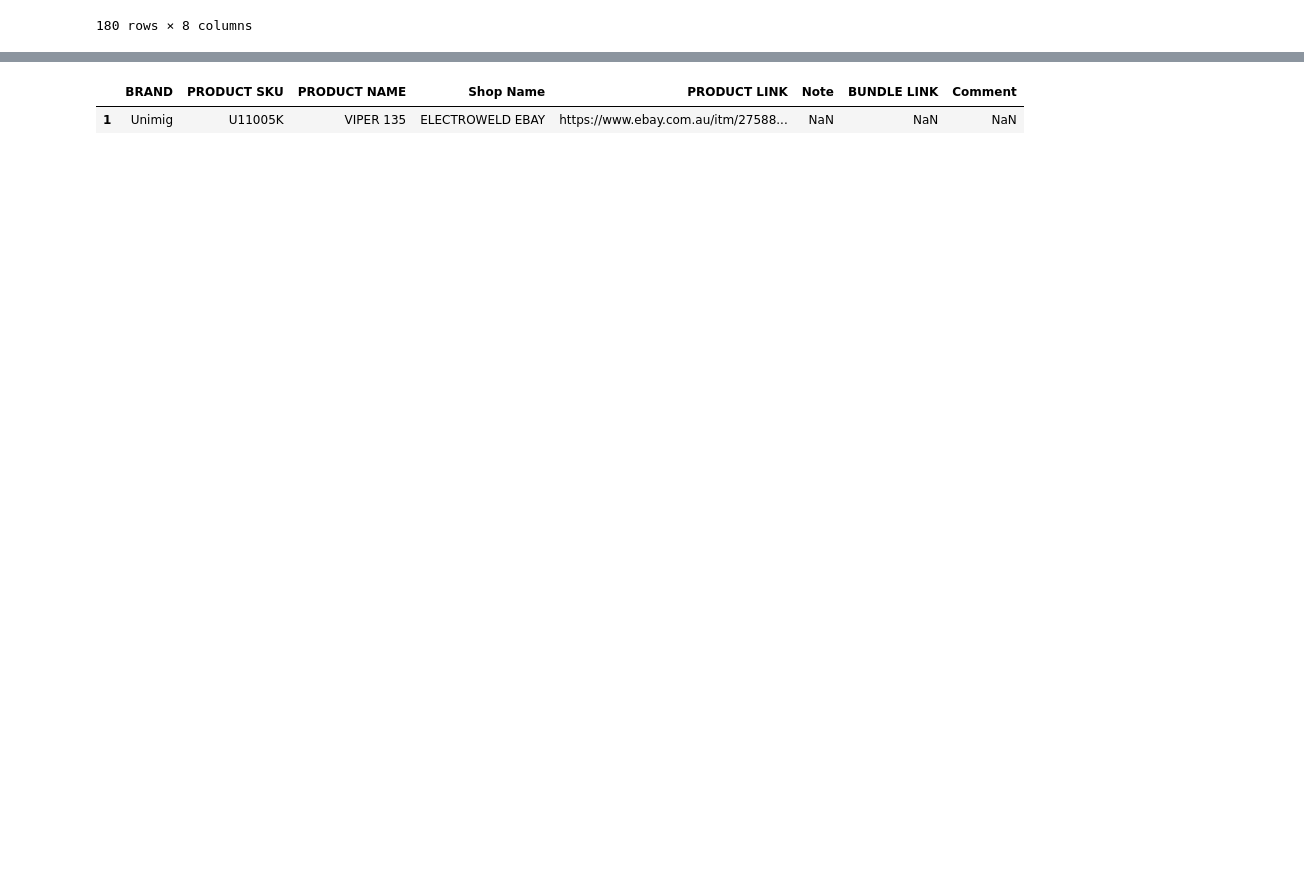
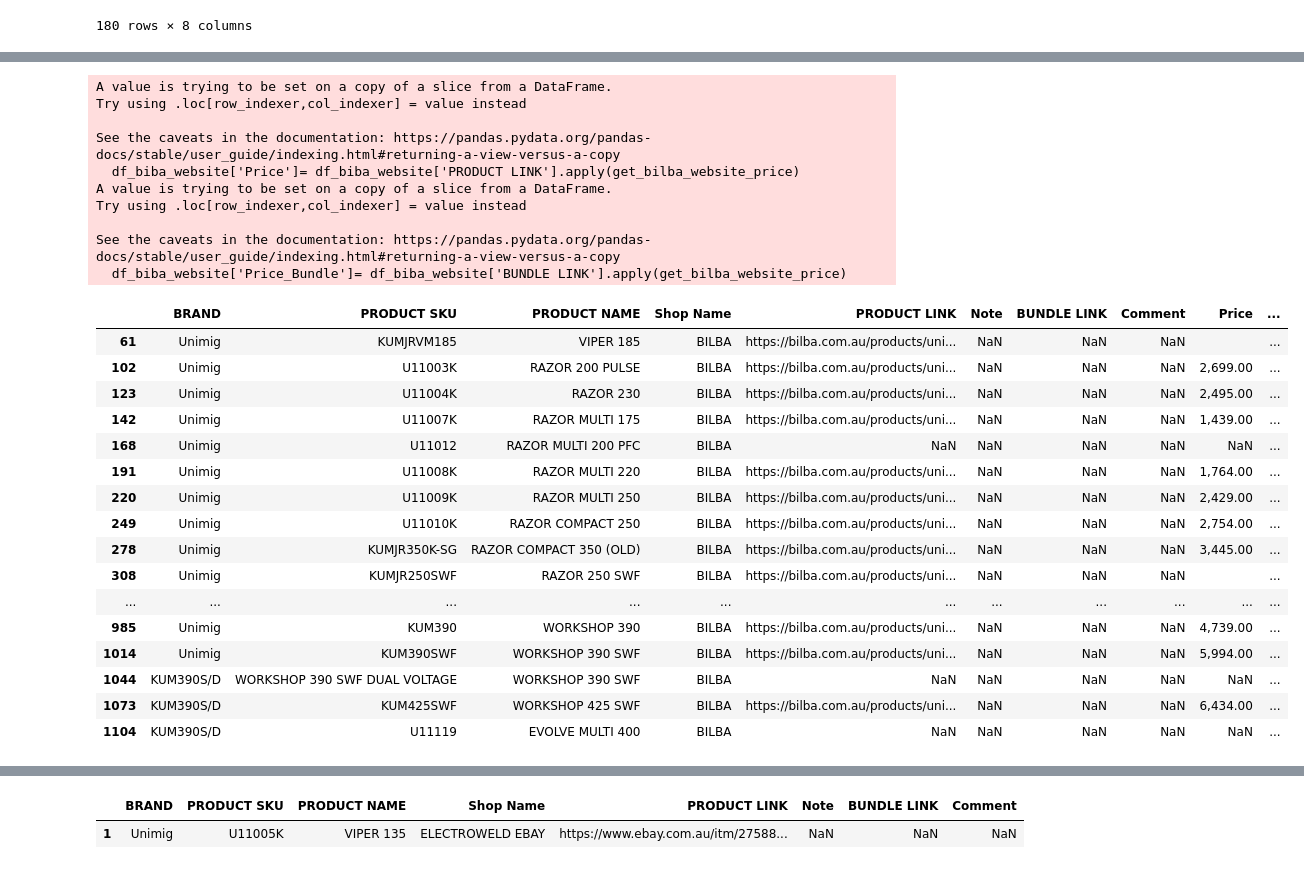
Before and after one commit to Samhith-k/scraper-electroweld, a Jupyter notebook: scraper.ipynb, the cells around one changed output, grey strips where cells are left out. Drawn from its saved outputs; the diff is of its cells as text; code cells hidden in the pictures; blank space fills up the shorter version.

```diff
--- a/scraper.ipynb
+++ b/scraper.ipynb
@@ -107,2 +107,35 @@ print(get_price_original(url))
 # %% [output]
 AU $378.95
+# %%
+def get_electroweld_website_price(url: str) -> str:
+    """
+    Fetch the product page from the given URL and return the product price as a string.
+    """
+    if pd.isna(url) or not isinstance(url, str) or url.strip() == "":
+        return np.nan
+    if len(url) == 0:
+        return -1
+    if not url.startswith("https://www.electroweld.com.au/product/"):
+        return -1
+    session = httpx.Client(
+        headers={
+            "User-Agent": "Mozilla/5.0 (Windows NT 10.0; Win64; x64) AppleWebKit/537.36 "
+                          "(KHTML, like Gecko) Chrome/113.0.0.0 Safari/537.36",
+            "Accept": "text/html,application/xhtml+xml,application/xml;q=0.9,image/webp,*/*;q=0.8",
+        },
+        follow_redirects=True
+    )
+    response = session.get(url)
+    sel = Selector(response.text)
+    css = lambda query: sel.css(query).get(default="").strip()
+
+    # Extract the price text from the page.
+    price_text = css("p.w-post-elm.product_field.price span.woocommerce-Price-amount.amount bdi::text")
+    # Remove a leading currency symbol if present.
+    if price_text.startswith("$"):
+        price_text = price_text[1:]
+    return price_text
+
+url = "https://www.electroweld.com.au/product/unimig-viper-135-multi-3-in-1-mig-tig-stick-welder-welding-torch-mma-u11005k/"
+price = get_electroweld_website_price(url)
+print("Product Price:", price)
@@ -136,0 +234,6 @@ df_ebay
+# %%
+df_biba_website = df_sub[
+    df_sub['Shop Name'].str.contains('Bilba', case=False, na=False) &
+    ~df_sub['Shop Name'].str.contains('BILBA EBAY', case=False, na=False)
+]
+df_biba_website
@@ -136,0 +258,32 @@ df_ebay
+# %%
+df_biba_website['Price']= df_biba_website['PRODUCT LINK'].apply(get_bilba_website_price)
+df_biba_website['Price_Bundle']= df_biba_website['BUNDLE LINK'].apply(get_bilba_website_price)
+df_biba_website
+# %% [output]
+A value is trying to be set on a copy of a slice from a DataFrame.
+Try using .loc[row_indexer,col_indexer] = value instead
+
+See the caveats in the documentation: https://pandas.pydata.org/pandas-docs/stable/user_guide/indexing.html#returning-a-view-versus-a-copy
+  df_biba_website['Price']= df_biba_website['PRODUCT LINK'].apply(get_bilba_website_price)
+A value is trying to be set on a copy of a slice from a DataFrame.
+Try using .loc[row_indexer,col_indexer] = value instead
+
+See the caveats in the documentation: https://pandas.pydata.org/pandas-docs/stable/user_guide/indexing.html#returning-a-view-versus-a-copy
+  df_biba_website['Price_Bundle']= df_biba_website['BUNDLE LINK'].apply(get_bilba_website_price)
+|  | BRAND | PRODUCT SKU | PRODUCT NAME | Shop Name | PRODUCT LINK | Note | BUNDLE LINK | Comment | Price | ... |
+| 61 | Unimig | KUMJRVM185 | VIPER 185 | BILBA | https://bilba.com.au/products/uni... | NaN | NaN | NaN |  | ... |
+| 102 | Unimig | U11003K | RAZOR 200 PULSE | BILBA | https://bilba.com.au/products/uni... | NaN | NaN | NaN | 2,699.00 | ... |
+| 123 | Unimig | U11004K | RAZOR 230 | BILBA | https://bilba.com.au/products/uni... | NaN | NaN | NaN | 2,495.00 | ... |
+| 142 | Unimig | U11007K | RAZOR MULTI 175 | BILBA | https://bilba.com.au/products/uni... | NaN | NaN | NaN | 1,439.00 | ... |
+| 168 | Unimig | U11012 | RAZOR MULTI 200 PFC | BILBA | NaN | NaN | NaN | NaN | NaN | ... |
+| 191 | Unimig | U11008K | RAZOR MULTI 220 | BILBA | https://bilba.com.au/products/uni... | NaN | NaN | NaN | 1,764.00 | ... |
+| 220 | Unimig | U11009K | RAZOR MULTI 250 | BILBA | https://bilba.com.au/products/uni... | NaN | NaN | NaN | 2,429.00 | ... |
+| 249 | Unimig | U11010K | RAZOR COMPACT 250 | BILBA | https://bilba.com.au/products/uni... | NaN | NaN | NaN | 2,754.00 | ... |
+| 278 | Unimig | KUMJR350K-SG | RAZOR COMPACT 350 (OLD) | BILBA | https://bilba.com.au/products/uni... | NaN | NaN | NaN | 3,445.00 | ... |
+| 308 | Unimig | KUMJR250SWF | RAZOR 250 SWF | BILBA | https://bilba.com.au/products/uni... | NaN | NaN | NaN |  | ... |
+| ... | ... | ... | ... | ... | ... | ... | ... | ... | ... | ... |
+| 985 | Unimig | KUM390 | WORKSHOP 390 | BILBA | https://bilba.com.au/products/uni... | NaN | NaN | NaN | 4,739.00 | ... |
+| 1014 | Unimig | KUM390SWF | WORKSHOP 390 SWF | BILBA | https://bilba.com.au/products/uni... | NaN | NaN | NaN | 5,994.00 | ... |
+| 1044 | KUM390S/D | WORKSHOP 390 SWF DUAL VOLTAGE | WORKSHOP 390 SWF | BILBA | NaN | NaN | NaN | NaN | NaN | ... |
+| 1073 | KUM390S/D | KUM425SWF | WORKSHOP 425 SWF | BILBA | https://bilba.com.au/products/uni... | NaN | NaN | NaN | 6,434.00 | ... |
+| 1104 | KUM390S/D | U11119 | EVOLVE MULTI 400 | BILBA | NaN | NaN | NaN | NaN | NaN | ... |
```
Also changed, not shown: parts of 15 cells of this notebook, 12 other files.
